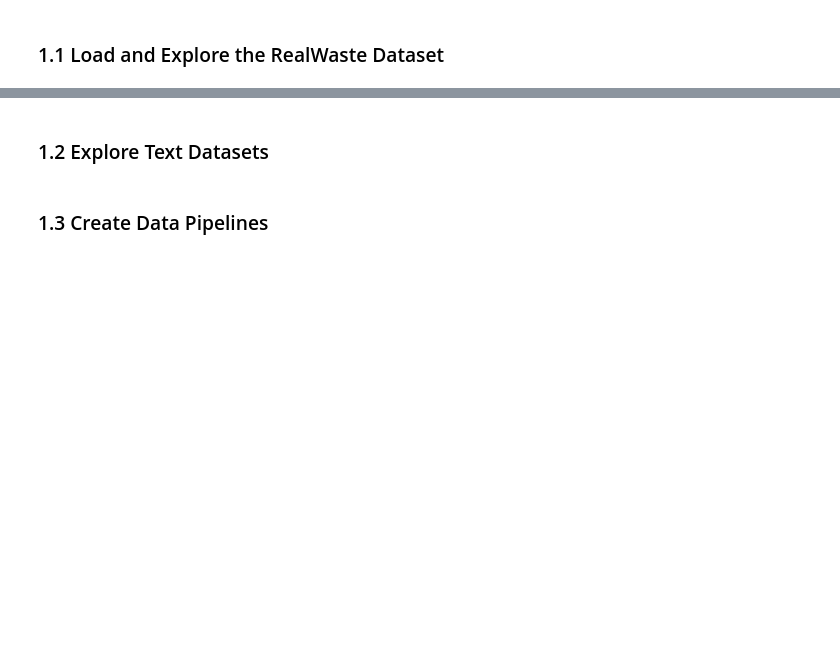
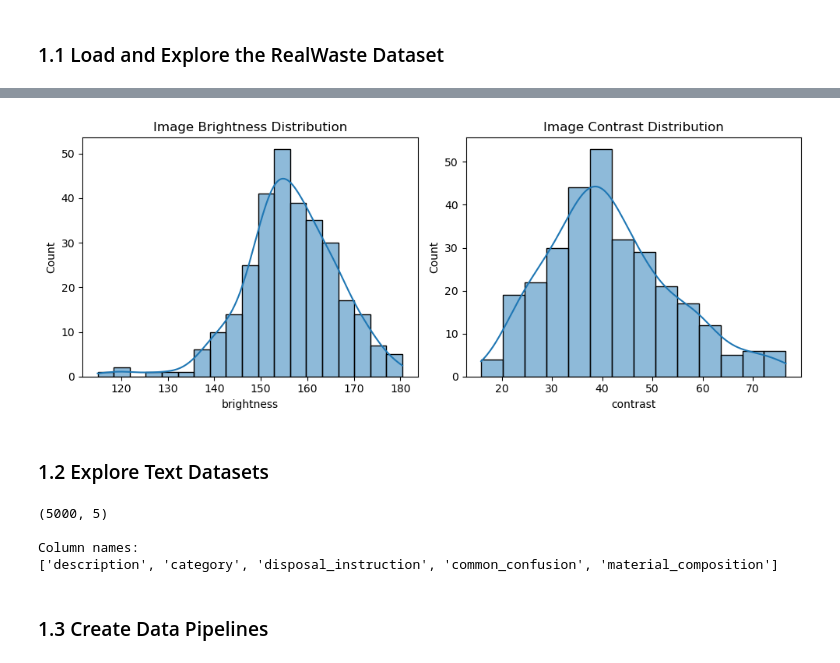
Before and after one commit to Gyrith/EcoSort-waste-management-assistant, a Jupyter notebook: waste_management_summative.ipynb, the cells around one changed output, grey strips where cells are left out. Cells and saved outputs as stored; diff of their text form; code cells hidden in the pictures; blank space fills up the shorter version.

```diff
--- a/waste_management_summative.ipynb
+++ b/waste_management_summative.ipynb
@@ -37,3 +300,17 @@ random.seed(42)
+# %%
+# brightness and contrast plot
+fig, axes = plt.subplots(1, 2, figsize=(10, 4))
+
+sns.histplot(stats["brightness"], kde=True, ax=axes[0])
+axes[0].set_title("Image Brightness Distribution")
+
+sns.histplot(stats["contrast"], kde=True, ax=axes[1])
+axes[1].set_title("Image Contrast Distribution")
+
+plt.tight_layout()
+plt.show()
+# %% [output]
+[figure, added]
 # %% [markdown]
 ### 1.2 Explore Text Datasets
 # %%
@@ -42,7 +319,19 @@ random.seed(42)
 # - Analyze vocabulary and structure
 # - Understand the distribution of categories
 
-# Your code here
+
+# Load waste description text data
+text_df = pd.read_csv("waste_descriptions.csv")
+
+print(text_df.shape)
+
+print("\nColumn names:")
+print(text_df.columns.tolist())
+# %% [output]
+(5000, 5)
+
+Column names:
+['description', 'category', 'disposal_instruction', 'common_confusion', 'material_composition']
 # %%
 # TODO: Load and explore the waste policy documents
 # - Load waste_policy_documents.csv
```
Also changed, not shown: parts of 9 cells of this notebook.
